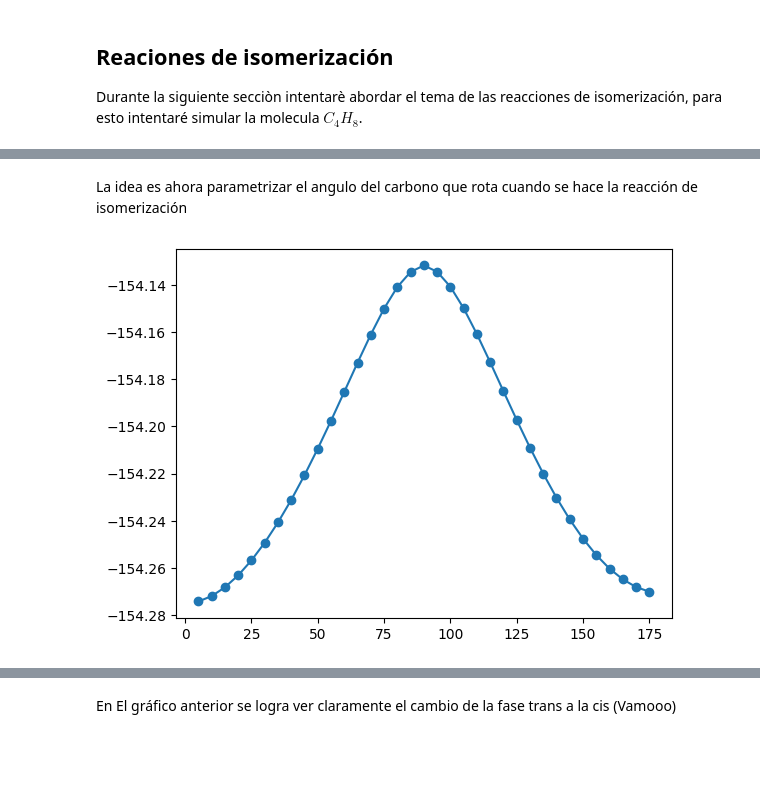
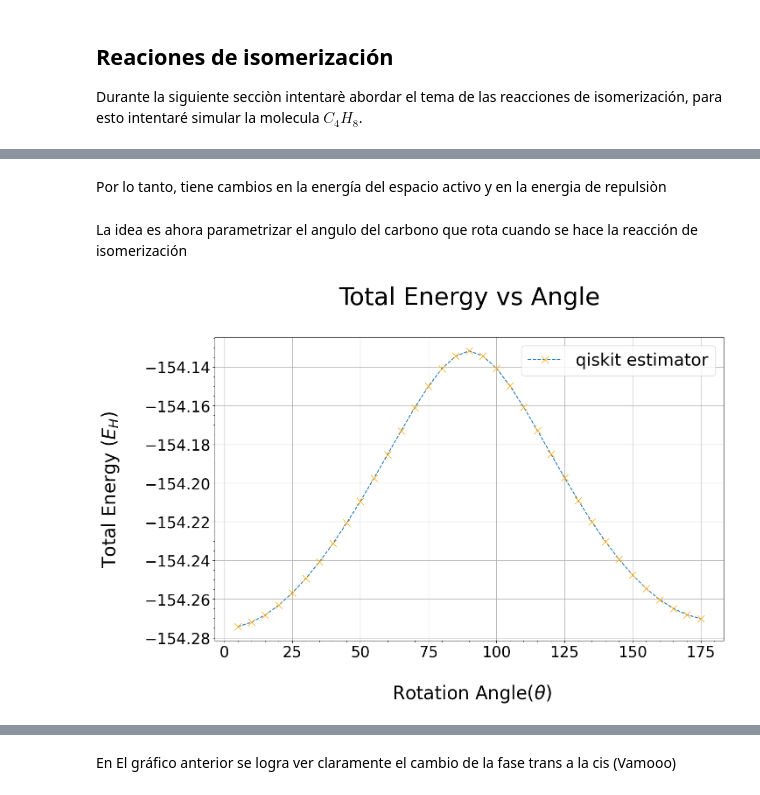
Before and after one commit to jervaal/IPRE-VQE, a Jupyter notebook: try.ipynb, the cells around one changed output, grey strips where cells are left out. Saved outputs shown, nothing was run; the diff lists cells and outputs as text; code cells hidden in the pictures; blank space fills up the shorter version.

```diff
--- a/try.ipynb
+++ b/try.ipynb
@@ -436,3 +478,5 @@ La energìa del trans-2-butene es -154.27076075596716 y la energìa del cis-2-bu
+# %% [markdown]
+Por lo tanto, tiene cambios en la energía del espacio activo y en la energia de repulsiòn
 # %% [markdown]
 La idea es ahora parametrizar el angulo del carbono que rota cuando se hace la reacción de isomerización
 # %%
@@ -452,7 +496,9 @@ import matplotlib.pyplot as plt
 
 theta = np.arange(5, 180, 5) #El angulo va desde 0 hasta 180
 
-energias = np.zeros(len(theta))
+energia_total = np.zeros(len(theta))
+energia_elect = np.zeros(len(theta))
+nuclear_repulsion_energies = np.zeros(len(theta))
 
 for i, d in enumerate(theta):
 
@@ -503,12 +549,22 @@ for i, d in enumerate(theta):
     solver = GroundStateEigensolver(mapper, vqe)
     result = solver.solve(problem)
 
-    energias[i] = result.total_energies[0]
-
-plt.scatter(theta[:], energias[:])
-plt.plot(theta[:], energias[:])
-
-minimo = np.min(energias)
-numero = np.where(energias == minimo)
+    energia_total[i] = result.total_energies[0]
+    energia_elect[i] = result.electronic_energies[0]
+    nuclear_repulsion_energies[i] = result.nuclear_repulsion_energy
-# %% [output]
-[figure, removed]
+# %%
+plt.figure(figsize=(15, 9))
+plt.errorbar(theta, energias, marker='x', linestyle='--', label= 'qiskit estimator', markeredgecolor= 'orange', markerfacecolor= 'orange', markersize= 12 )
+plt.xlabel('\n Rotation Angle'+r'($\theta$)', fontsize= 30 )
+plt.ylabel('Total Energy ($E_H$) \n', fontsize= 30)
+plt.title('Total Energy vs Angle\n', fontsize= 40)
+plt.grid(True)
+plt.legend(fontsize= 28)
+plt.minorticks_on()  # Enable minor ticks
+
+
+plt.tick_params(axis='both', which='major', labelsize=25)  # Change the label size here
+
+plt.show()
+# %% [output]
+[figure, added]
```
Also changed, not shown: parts of 6 cells of this notebook.
